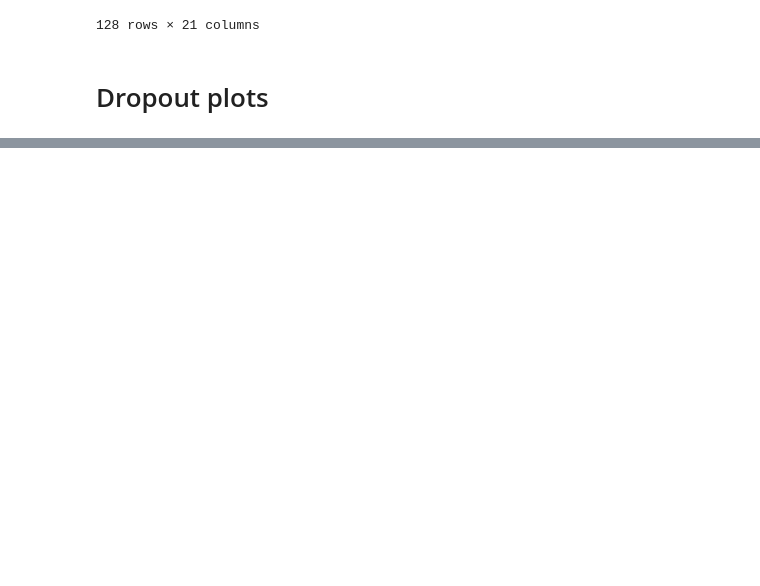
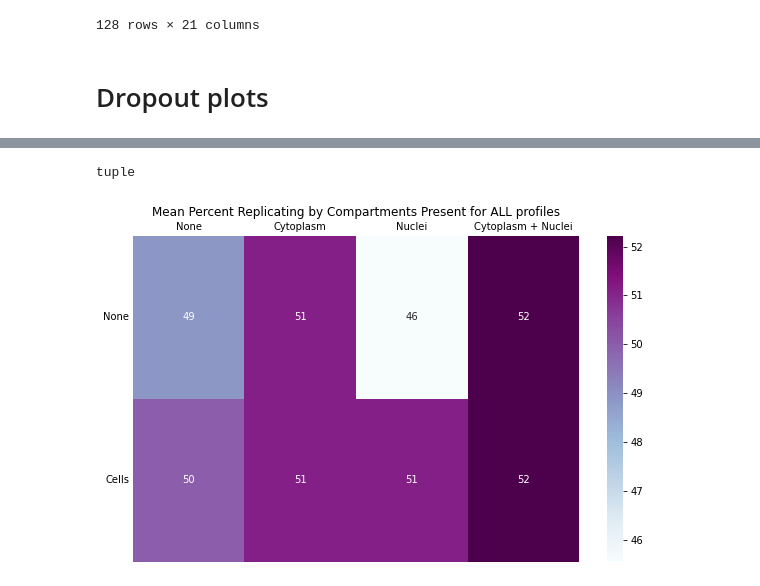
Before and after one commit to jump-cellpainting/jump-scope-analysis, a Jupyter notebook: enabling-sphering.ipynb, the cells around one changed output, grey strips where cells are left out. Saved outputs shown, nothing was run; the diff lists cells and outputs as text; code cells hidden in the pictures; blank space fills up the shorter version.

```diff
--- a/enabling-sphering.ipynb
+++ b/enabling-sphering.ipynb
@@ -760,0 +780,3 @@ collated_dropout_df
+# %%
+dropout_df = pd.read_csv("checkpoints/feature-dropouts-nuclei_cytoplasm_cells.csv", converters={'dropout':ast.literal_eval})
+dropout_df
@@ -760,0 +797,59 @@ collated_dropout_df
+# %%
+type(dropout_df["dropout"][0])
+# %% [output]
+tuple
+# %%
+def create_and_graph_heatmap(df,col_list,row_list,cmap,title,figsize,xbreaklen=120,ybreaklen=180,xkcd=False):
+    full_col_list = []
+    full_col_list_for_labels = []
+    full_row_list= []
+    full_row_list_for_labels = []
+    for eachlen in range(len(col_list)+1):
+        full_col_list += sorted([str(sorted(x)) for x in list(itertools.combinations(col_list,eachlen))])
+        full_col_list_for_labels += sorted([(' + ').join(sorted(x)) for x in list(itertools.combinations(col_list,eachlen))])
+    for eachlen in range(len(row_list)+1):
+        full_row_list += sorted([str(sorted(x)) for x in list(itertools.combinations(row_list,eachlen))])
+        full_row_list_for_labels += sorted([(' + ').join(sorted(x)) for x in list(itertools.combinations(row_list,eachlen))])
+    square=pd.DataFrame(columns=full_col_list,index=full_row_list)
+    for _,row in df.iterrows():
+        sub_rows=[]
+        sub_cols=[]
+        for thing in row['dropout']:
+            if thing not in col_list:
+                sub_cols.append(thing)
+            else:
+                sub_rows.append(thing)
+        sub_rows.sort()
+        sub_cols.sort()
+        # square[str(sub_cols)][str(sub_rows)]=row['percent_replicating']*100
+        square.loc[str(sub_cols),str(sub_rows)] = row["percent_replicating"]
+    square=square.fillna(0)
+    fig, ax = plt.subplots(figsize=figsize)
+    fig.set_facecolor("white")
+    # if xkcd:
+    #     cmap=sns.light_palette(cmap,input='xkcd',as_cmap=True)
+    g=sns.heatmap(square,cmap=cmap,annot=True)
+    xlabels=['None']
+    ax.xaxis.tick_top()
+    ax.xaxis.set_label_position('top')
+    ax.tick_params(length=0)
+    for label in full_col_list_for_labels[1:]:
+        xlabels.append(textwrap.fill(label, width=xbreaklen/len(full_col_list_for_labels),break_long_words=False))
+    g.set_xticklabels(xlabels, rotation=0)
+    ylabels=['None']
+    for label in full_row_list_for_labels[1:]:
+        ylabels.append(textwrap.fill(label, width=ybreaklen/len(full_row_list_for_labels),break_long_words=False))
+    g.set_yticklabels(ylabels, rotation=0)
+    g.set_title(title)
+    plt.savefig(f'figures/{title}.png',dpi=300)
+
+
+create_and_graph_heatmap(
+    dropout_df,
+    col_list=['Nuclei','Cytoplasm'],
+    row_list=['Cells'],
+    cmap='BuPu',
+    title = 'Mean Percent Replicating by Compartments Present for ALL profiles',
+    figsize=(10,6))
+# %% [output]
+[figure, added]
```
Also changed, not shown: parts of 10 cells of this notebook.
